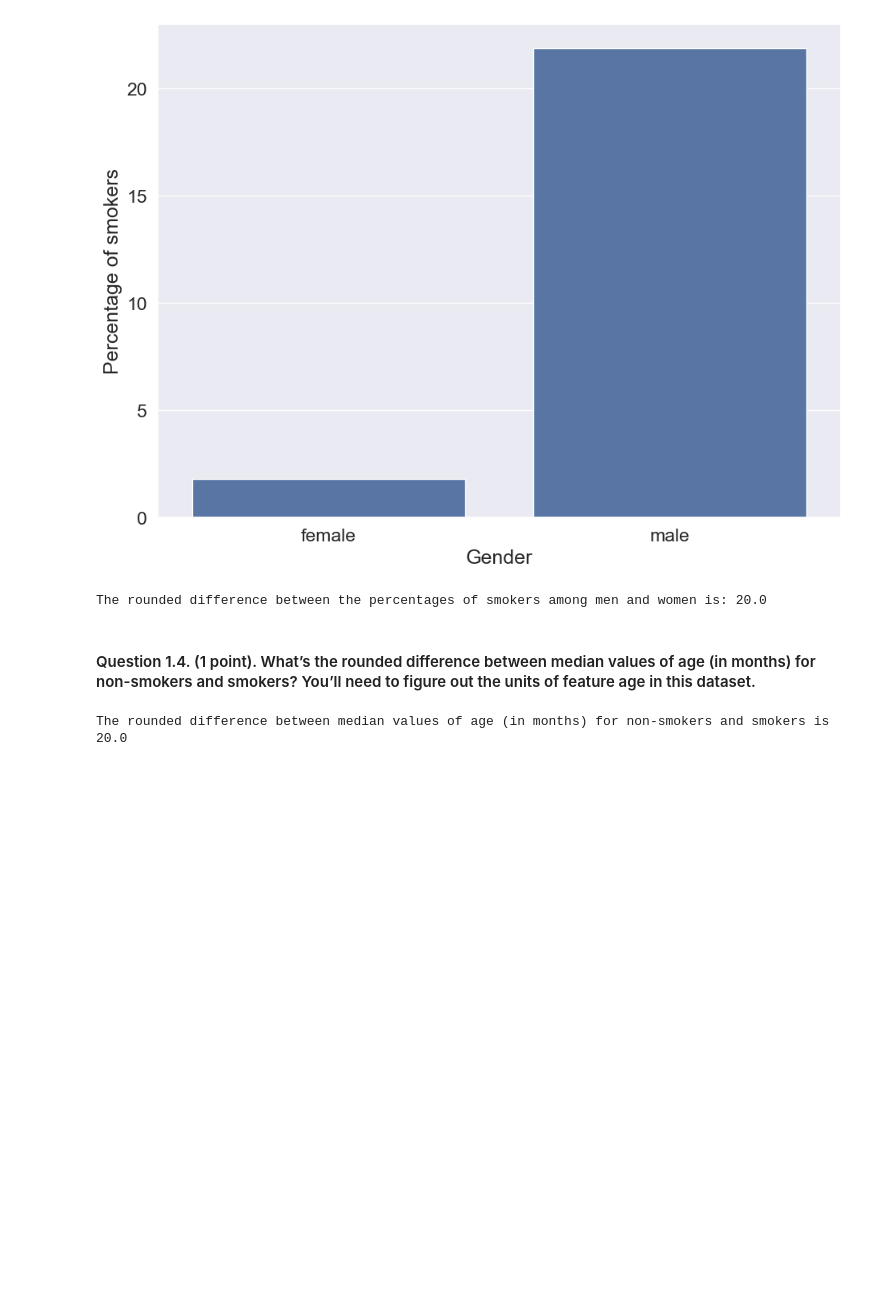
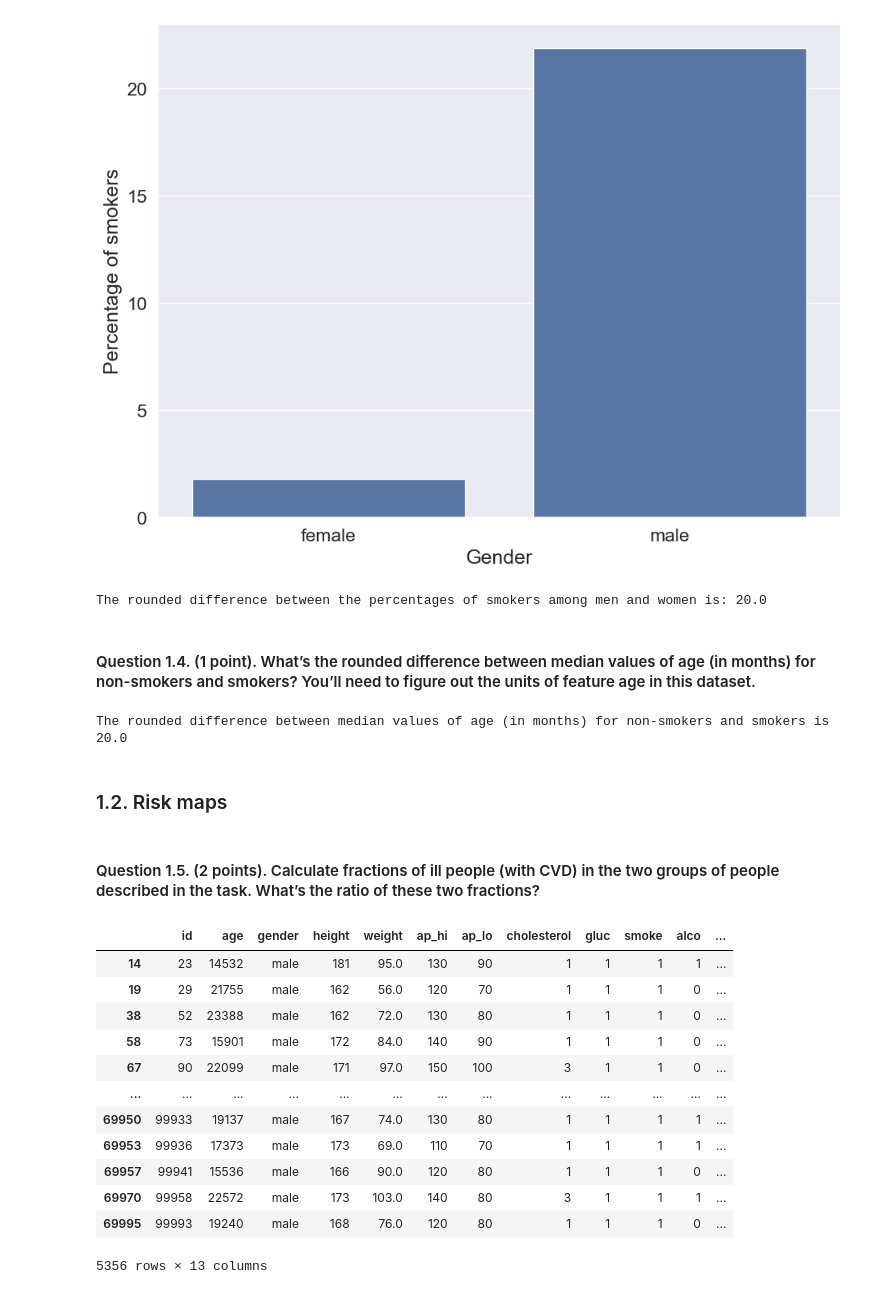
Before and after one commit to anamillen/mlcourse.ai-solutions, a Jupyter notebook: Assignments/Exploratory data analysis with Pandas/Assignment #2.ipynb, the cells around one changed output. Saved outputs shown, nothing was run; the diff lists cells and outputs as text; code cells hidden in the pictures; blank space fills up the shorter version.

Commit message:
Task Risk maps was resolved

```diff
--- a/Assignments/Exploratory data analysis with Pandas/Assignment #2.ipynb
+++ b/Assignments/Exploratory data analysis with Pandas/Assignment #2.ipynb
@@ -312,3 +312,26 @@ print("The rounded difference between median values of age (in months) for non-s
 age_diff_months)
 # %% [output]
 The rounded difference between median values of age (in months) for non-smokers and smokers is 20.0
+# %% [markdown]
+### 1.2. Risk maps
+# %% [markdown]
+#### Question 1.5. (2 points). Calculate fractions of ill people (with CVD) in the two groups of people described in the task. What’s the ratio of these two fractions?
+# %%
+df_smoking_men = df_labeled[(df_labeled["gender"]=="male") & (df_labeled["smoke"]==1)]
+
+# Creating a dataset which contains only smoking men
+df_smoking_men
+# %% [output]
+|  | id | age | gender | height | weight | ap_hi | ap_lo | cholesterol | gluc | smoke | alco | ... |
+| 14 | 23 | 14532 | male | 181 | 95.0 | 130 | 90 | 1 | 1 | 1 | 1 | ... |
+| 19 | 29 | 21755 | male | 162 | 56.0 | 120 | 70 | 1 | 1 | 1 | 0 | ... |
+| 38 | 52 | 23388 | male | 162 | 72.0 | 130 | 80 | 1 | 1 | 1 | 0 | ... |
+| 58 | 73 | 15901 | male | 172 | 84.0 | 140 | 90 | 1 | 1 | 1 | 0 | ... |
+| 67 | 90 | 22099 | male | 171 | 97.0 | 150 | 100 | 3 | 1 | 1 | 0 | ... |
+| ... | ... | ... | ... | ... | ... | ... | ... | ... | ... | ... | ... | ... |
+| 69950 | 99933 | 19137 | male | 167 | 74.0 | 130 | 80 | 1 | 1 | 1 | 1 | ... |
+| 69953 | 99936 | 17373 | male | 173 | 69.0 | 110 | 70 | 1 | 1 | 1 | 1 | ... |
+| 69957 | 99941 | 15536 | male | 166 | 90.0 | 120 | 80 | 1 | 1 | 1 | 0 | ... |
+| 69970 | 99958 | 22572 | male | 173 | 103.0 | 140 | 80 | 3 | 1 | 1 | 1 | ... |
+| 69995 | 99993 | 19240 | male | 168 | 76.0 | 120 | 80 | 1 | 1 | 1 | 0 | ... |
+5356 rows × 13 columns
```
Also changed, not shown: parts of 5 cells of this notebook.
